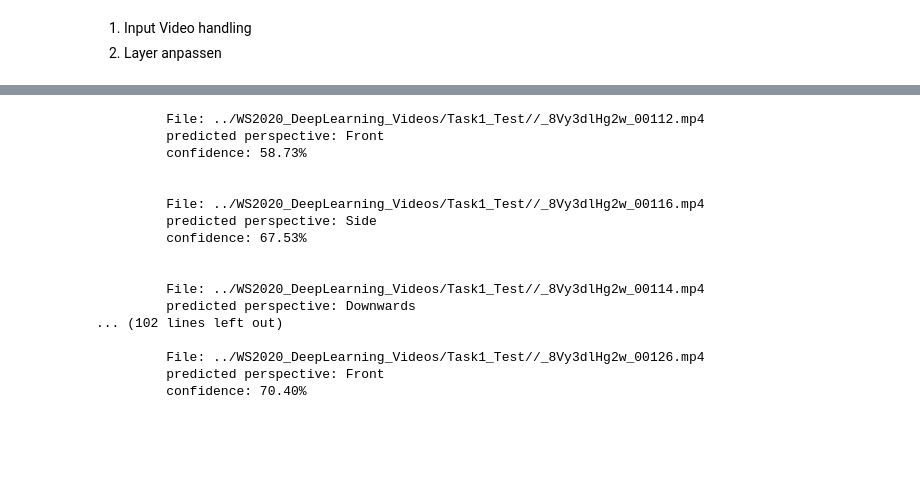
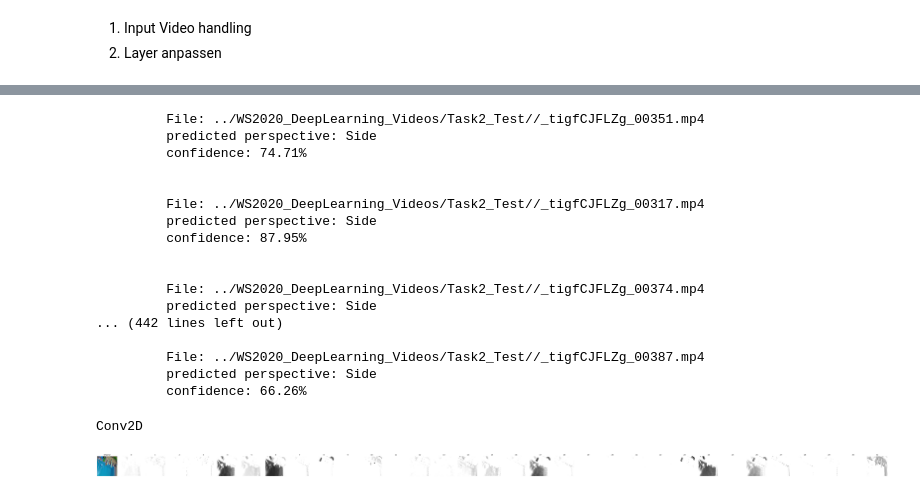
Before and after one commit to proohit/deep-learning-team6, a Jupyter notebook: 1c/train_cnn.ipynb, the cells around one changed output, grey strips where cells are left out. Drawn from its saved outputs; the diff is of its cells as text; code cells hidden in the pictures; blank space fills up the shorter version.

```diff
--- a/1c/train_cnn.ipynb
+++ b/1c/train_cnn.ipynb
@@ -249,26 +244,59 @@ predict_video('../WS2020_DeepLearning_Videos/Task2_Test/_tigfCJFLZg_00314.mp4')
 # %%
 import os
 
-video_folder = "../WS2020_DeepLearning_Videos/Task1_Test/"
+video_folder = "../WS2020_DeepLearning_Videos/Task2_Test/"
 for root, dirs, files in os.walk(video_folder):
     for filename in files:
         if '.mp4' in filename:
             predict_video(f"{video_folder}/{filename}")
 # %% [output]
-         File: ../WS2020_DeepLearning_Videos/Task1_Test//_8Vy3dlHg2w_00112.mp4
-         predicted perspective: Front
-         confidence: 58.73%
+         File: ../WS2020_DeepLearning_Videos/Task2_Test//_tigfCJFLZg_00351.mp4
+         predicted perspective: Side
+         confidence: 74.71%
 
 
-         File: ../WS2020_DeepLearning_Videos/Task1_Test//_8Vy3dlHg2w_00116.mp4
+         File: ../WS2020_DeepLearning_Videos/Task2_Test//_tigfCJFLZg_00317.mp4
          predicted perspective: Side
-         confidence: 67.53%
+         confidence: 87.95%
 
 
-         File: ../WS2020_DeepLearning_Videos/Task1_Test//_8Vy3dlHg2w_00114.mp4
-         predicted perspective: Downwards
-... (102 lines left out)
+         File: ../WS2020_DeepLearning_Videos/Task2_Test//_tigfCJFLZg_00374.mp4
+         predicted perspective: Side
+... (442 lines left out)
 
-         File: ../WS2020_DeepLearning_Videos/Task1_Test//_8Vy3dlHg2w_00126.mp4
-         predicted perspective: Front
-         confidence: 70.40%
+         File: ../WS2020_DeepLearning_Videos/Task2_Test//_tigfCJFLZg_00387.mp4
+         predicted perspective: Side
+         confidence: 66.26%
+# %%
+from tensorflow.keras import backend as K
+my_image = test_images[180]
+my_image_raw = np.squeeze(my_image)
+
+image = np.expand_dims(my_image, axis=0)
+layer = model.get_layer(index = 0)
+print(type(layer).__name__)
+convolutions = K.function(model.inputs, [layer.output])([image])
+#kick out empty axes
+convolutions = np.squeeze(convolutions)
+#rearange the order so that we can iterate over the images
+convolutions = np.transpose(convolutions)
+width = 33
+fig = plt.figure(figsize=(100, 100))
+# draw the original pic first
+ax = fig.add_subplot(1, width, 1)
+ax.axis('off')
+ax.title.set_text("Original")
+ax.imshow(my_image_raw, interpolation='sinc' , cmap='binary')
+# draw some examples for filter results
+for index, filter in enumerate(convolutions):
+    if index == width - 1:
+        break
+    ax = fig.add_subplot(1, width, index + 2)
+    ax.axis('off')
+    ax.title.set_text(index)
+    ax.imshow(filter.transpose(), interpolation = 'sinc', cmap='binary')
+plt.show()
+plt.close()
+# %% [output]
+Conv2D
+[figure, added]
```
Also changed, not shown: parts of 4 cells of this notebook.
